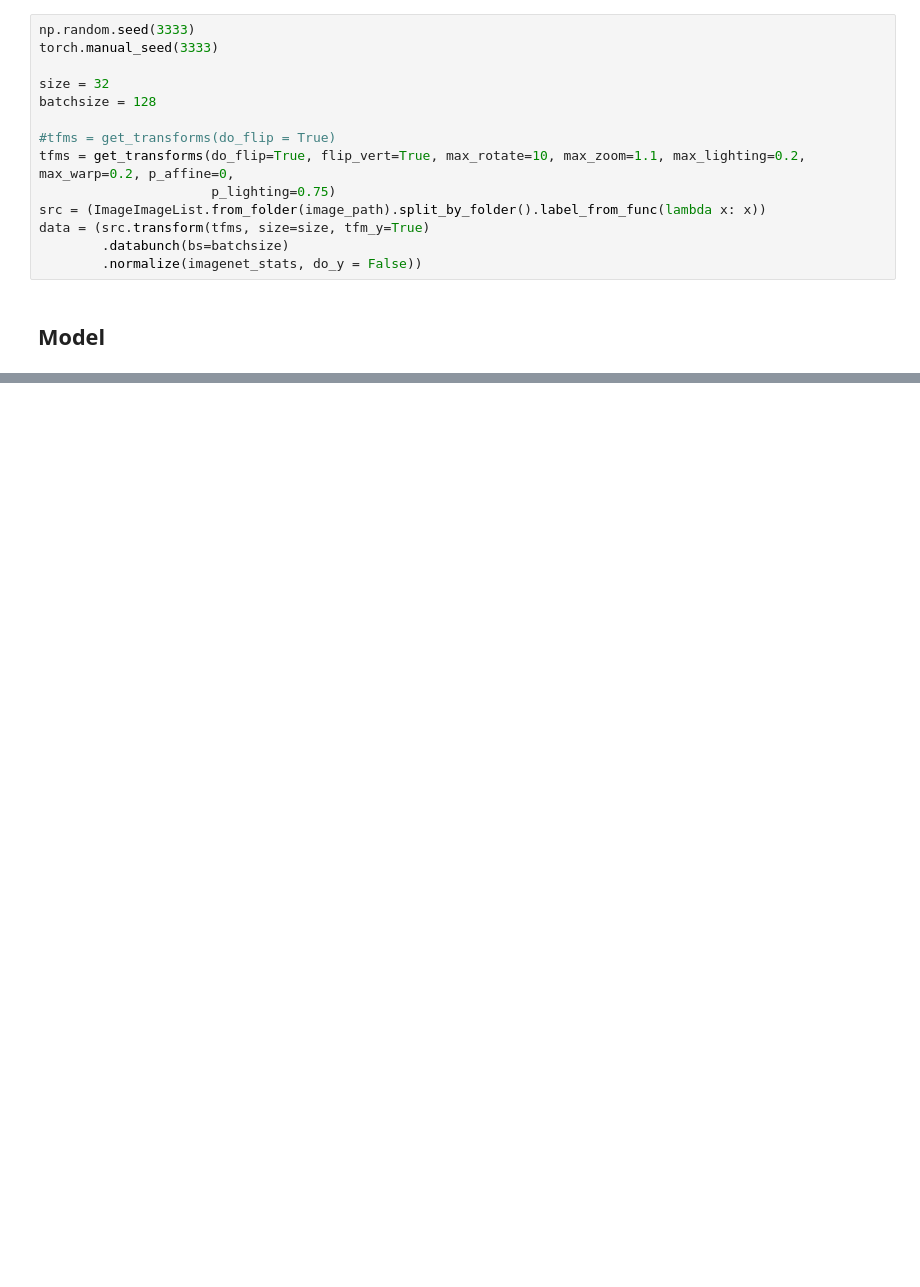
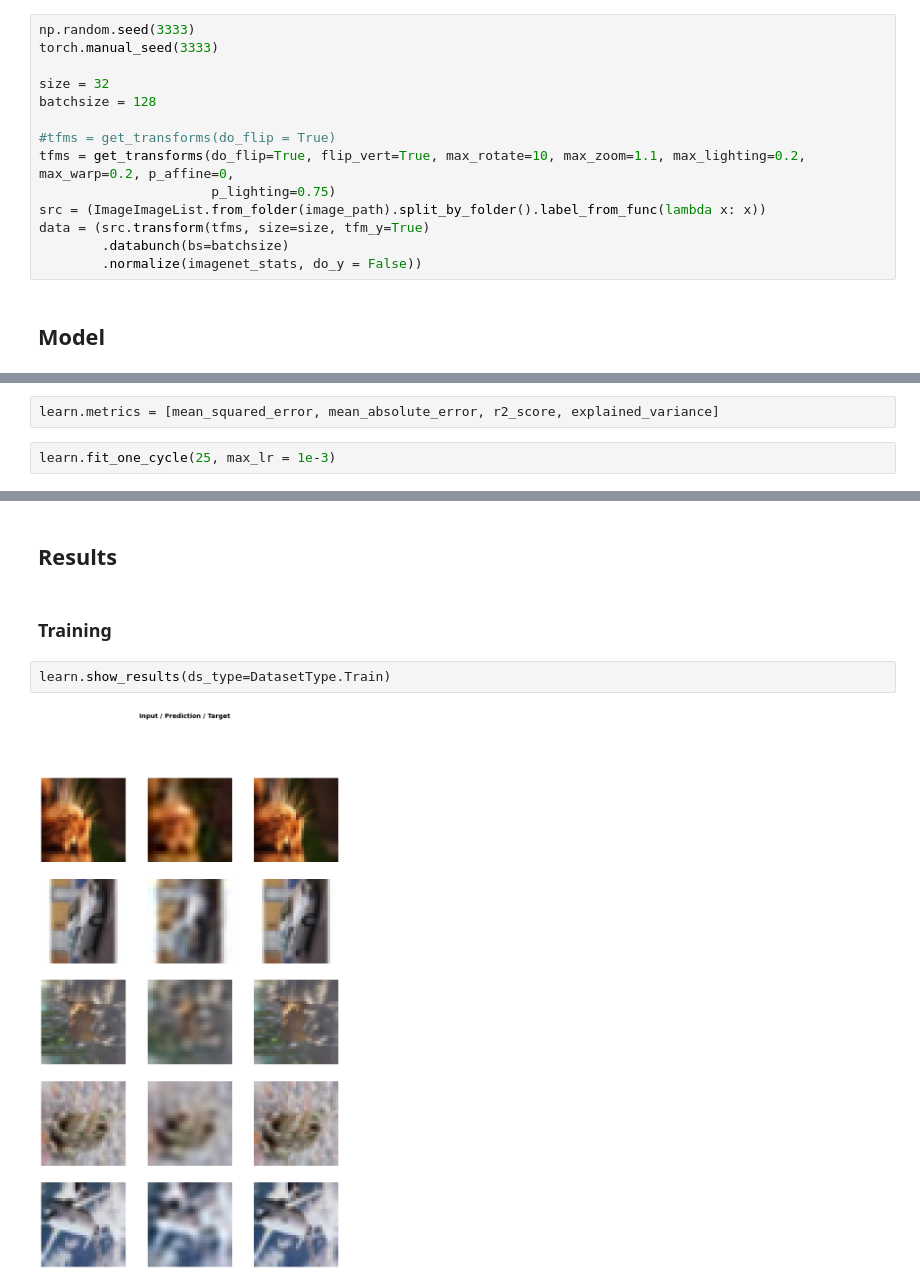
Before and after one commit to henriwoodcock/Applying-Modern-Best-Practices-to-Autoencoders, a Jupyter notebook: notebooks/cifar-10/BaselineModel.ipynb, the cells around one changed output, grey strips where cells are left out. Saved outputs shown, nothing was run; the diff lists cells and outputs as text; blank space fills up the shorter version.

```diff
--- a/notebooks/cifar-10/BaselineModel.ipynb
+++ b/notebooks/cifar-10/BaselineModel.ipynb
@@ -275,0 +92,4 @@ learn2.show_results(rows = 1)
+# %%
+learn.metrics = [mean_squared_error, mean_absolute_error, r2_score, explained_variance]
+# %%
+learn.fit_one_cycle(25, max_lr = 1e-3)
@@ -275,0 +111,8 @@ learn2.show_results(rows = 1)
+# %% [markdown]
+## Results
+# %% [markdown]
+### Training
+# %%
+learn.show_results(ds_type=DatasetType.Train)
+# %% [output]
+[figure, added]
```
Also changed, not shown: parts of 22 cells of this notebook.
